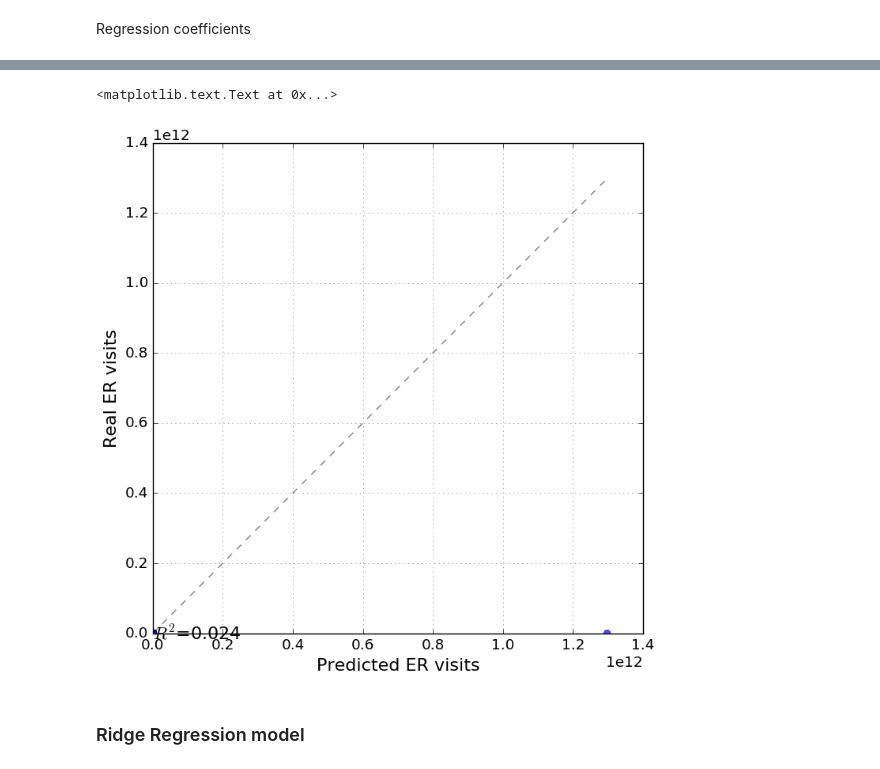
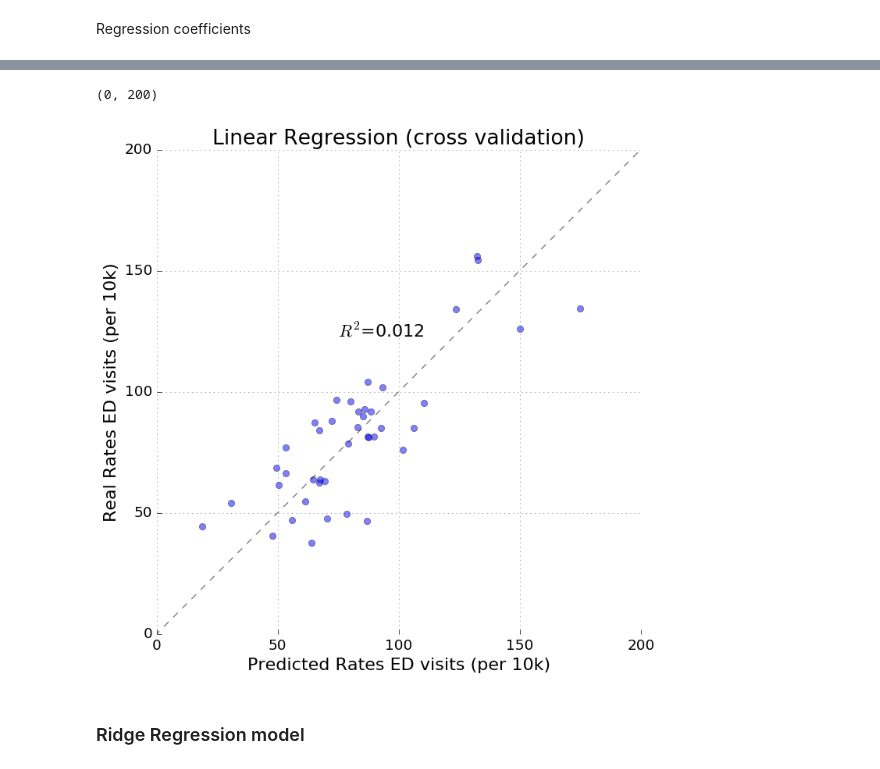
Before and after one commit to joao-r-santos/Asthma, a Jupyter notebook: Data/Exploratory ML.ipynb, the cells around one changed output, grey strips where cells are left out. Saved outputs shown, nothing was run; the diff lists cells and outputs as text; code cells hidden in the pictures.

```diff
--- a/Data/Exploratory ML.ipynb
+++ b/Data/Exploratory ML.ipynb
@@ -194,0 +252,3 @@ array([  9.84889384e+10,   9.84889383e+10,   9.84889382e+10,
+# %%
+err= np.abs(y_pred-y_test).squeeze()
+RMSE_test= np.sqrt(np.dot(err,err)/len(y_test))
@@ -197,15 +316,15 @@ Use 5-fold cross-validation
 # %%
 from sklearn.cross_validation import KFold
 # %%
-kf = KFold(len(feats_df.columns), n_folds=5, shuffle=True)
+kf = KFold(len(scale_feats_df.columns), n_folds=5, shuffle=True, random_state=2)
 
 z_predict=[]
 z_real=[]
-crossval_err = 0
+crossval_err = 0.0
 for train,test in kf:
-    linreg.fit(feats_df.iloc[train],target_df.iloc[train])
+    linreg.fit(scale_feats_df.iloc[train],target_df.iloc[train])
 
-    y_predict = linreg.predict(feats_df.iloc[test])
+    y_predict = linreg.predict(scale_feats_df.iloc[test])
     z_predict.append(y_predict)
     z_real.append(target_df.iloc[test])
 
@@ -224,3 +345,3 @@ RMSE on 5-fold CV: 191013587932.5774
 # %%
-z_predict= np.concatenate(z_predict)
-z_real= np.concatenate(z_real)
+z_predict= np.concatenate(z_predict).squeeze()
+z_real= np.concatenate(z_real).squeeze()
@@ -230,0 +348,4 @@ r,p = pearsonr(z_predict,z_real)
+# %%
+r,p = stats.pearsonr(z_predict,z_real)
+print 'R^2= %f' % r**2
+print 'Spearman r^2=%f' % stats.spearmanr(z_predict,z_real)[0]**2
@@ -231,20 +369,30 @@ r,p = pearsonr(z_predict,z_real)
 # %%
 plt.figure(figsize=(8,8))
+ax= plt.subplot(111)
 
-plt.plot(z_predict, z_real,'bo',alpha=0.7)
-z= np.linspace(np.min(z_predict), np.max(z_predict),10)
+plt.plot(z_predict, z_real,'bo',alpha=0.5)
+
+xmin,xmax= plt.xlim()
+z= np.linspace(xmin, xmax,10)
 plt.plot(z, z,'k--',alpha=0.5)
-plt.xlabel('Predicted ER visits')
-plt.ylabel('Real ER visits')
 
+plt.xlabel('Predicted Rates ED visits (per 10k)')
+plt.ylabel('Real Rates ED visits (per 10k)')
+plt.title('Linear Regression (cross validation)')
 
 line= r'$R^2$=%.3f' % (r**2)
 plt.text(75,125,line,va='center')
+ax.axes.set_frame_on(False)
+ax.xaxis.set_ticks_position('bottom')
+ax.yaxis.set_ticks_position('left')
+
+plt.xlim(0,200)
+plt.ylim(0,200)
 
 # plt.savefig('LinearRegression_CrossValidation.png')
 # %% [output]
-<matplotlib.text.Text at 0x...>
+(0, 200)
-[figure, old version]
+[figure, new version]
 # %% [markdown]
 ### Ridge Regression model
 # %%
```
Also changed, not shown: parts of 45 cells of this notebook.
